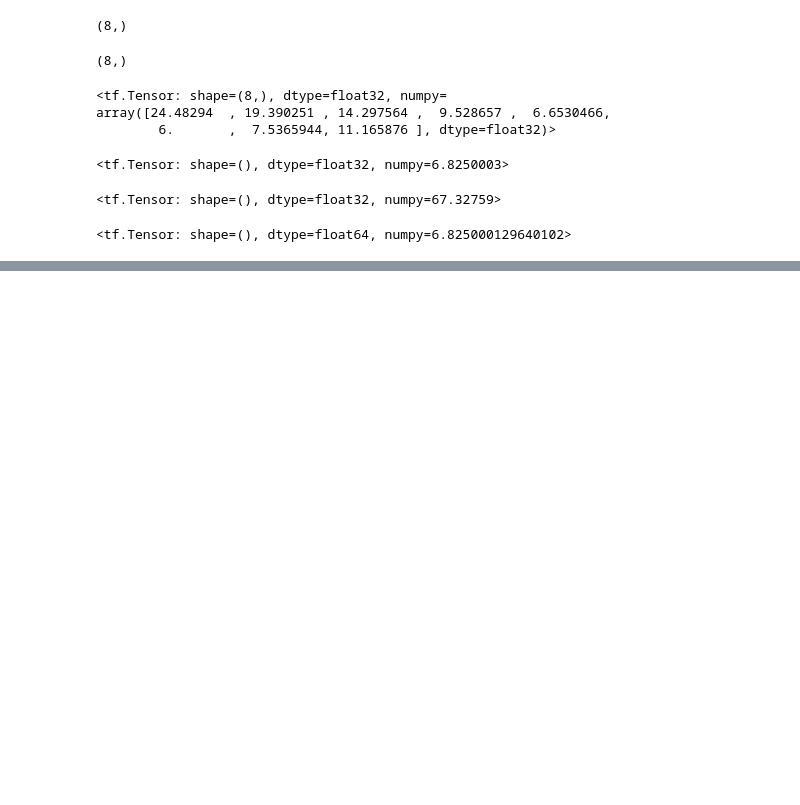
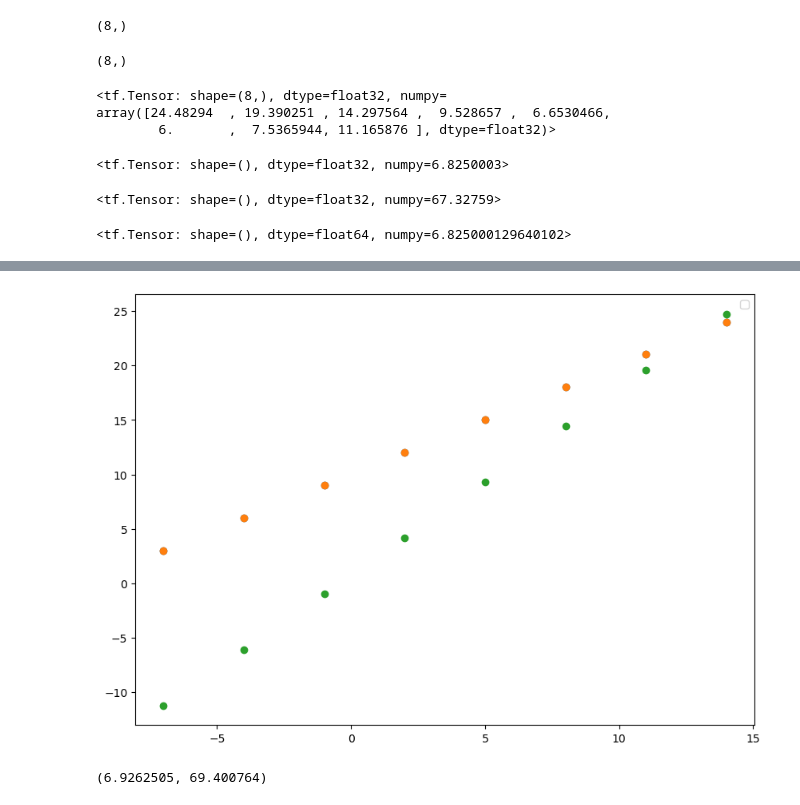
Before and after one commit to Pseudophoenix/Tensorflow-Practice, a Jupyter notebook: tensorflow_NN.ipynb, the cells around one changed output, grey strips where cells are left out. Saved outputs shown, nothing was run; the diff lists cells and outputs as text; code cells hidden in the pictures; blank space fills up the shorter version.

```diff
--- a/tensorflow_NN.ipynb
+++ b/tensorflow_NN.ipynb
@@ -319,0 +368,10 @@ tf.reduce_mean((y-y_preds.squeeze()))
+# %%
+tf.random.set_seed(42)
+model_1=tf.keras.Sequential([
+    tf.keras.layers.Dense(1)
+])
+model_1.compile(loss=tf.keras.losses.mae,
+                optimizer=tf.keras.optimizers.SGD(),
+                metrics=['mae'])
+
+model_1.fit(tf.expand_dims(X,axis=-1),y,epochs=100)
@@ -319,0 +397,4 @@ tf.reduce_mean((y-y_preds.squeeze()))
+# %%
+y_preds_1=model_1.predict(X)
+plot_predictions(predictions=y_preds_1)
+# %% [output]
@@ -319,0 +402,7 @@ tf.reduce_mean((y-y_preds.squeeze()))
+[figure, added]
+# %%
+mae_1=tf.keras.metrics.mean_absolute_error(y_pred=y_preds_1.squeeze(),y_true=y).numpy()
+mse_1=tf.keras.metrics.mean_squared_error(y_true=y,y_pred=y_preds_1.squeeze()).numpy()
+mae_1,mse_1
+# %% [output]
+(6.9262505, 69.400764)
```
Also changed, not shown: parts of 13 cells of this notebook.
